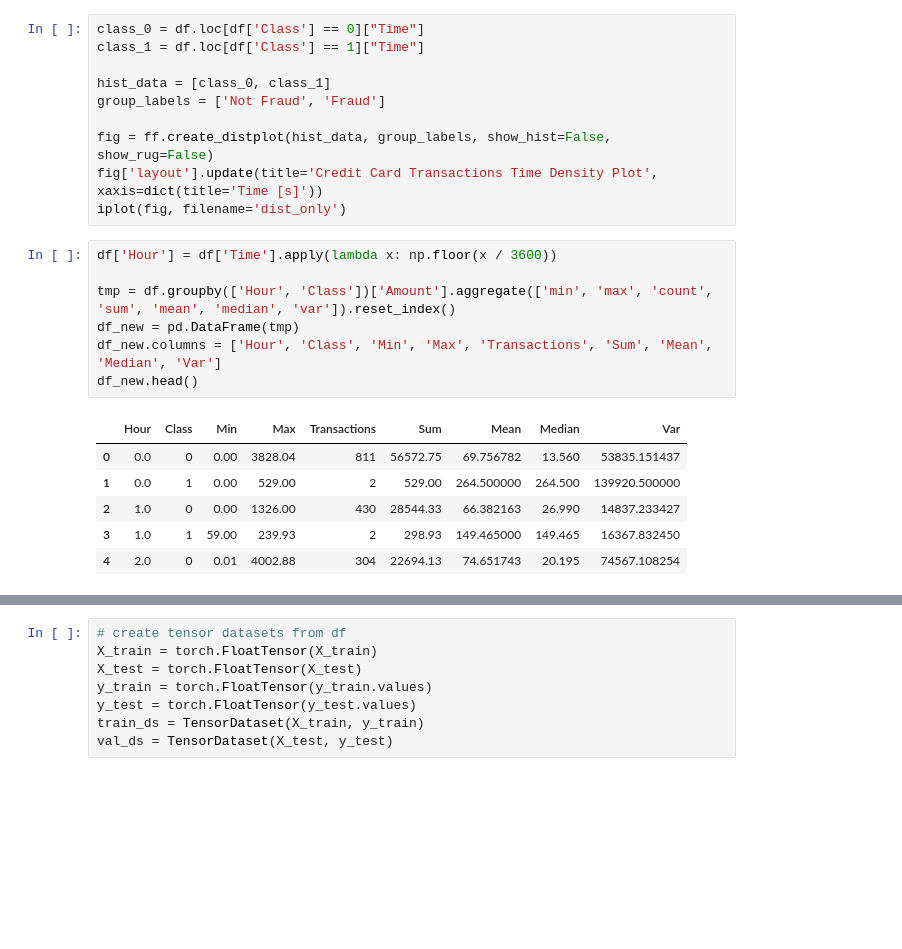
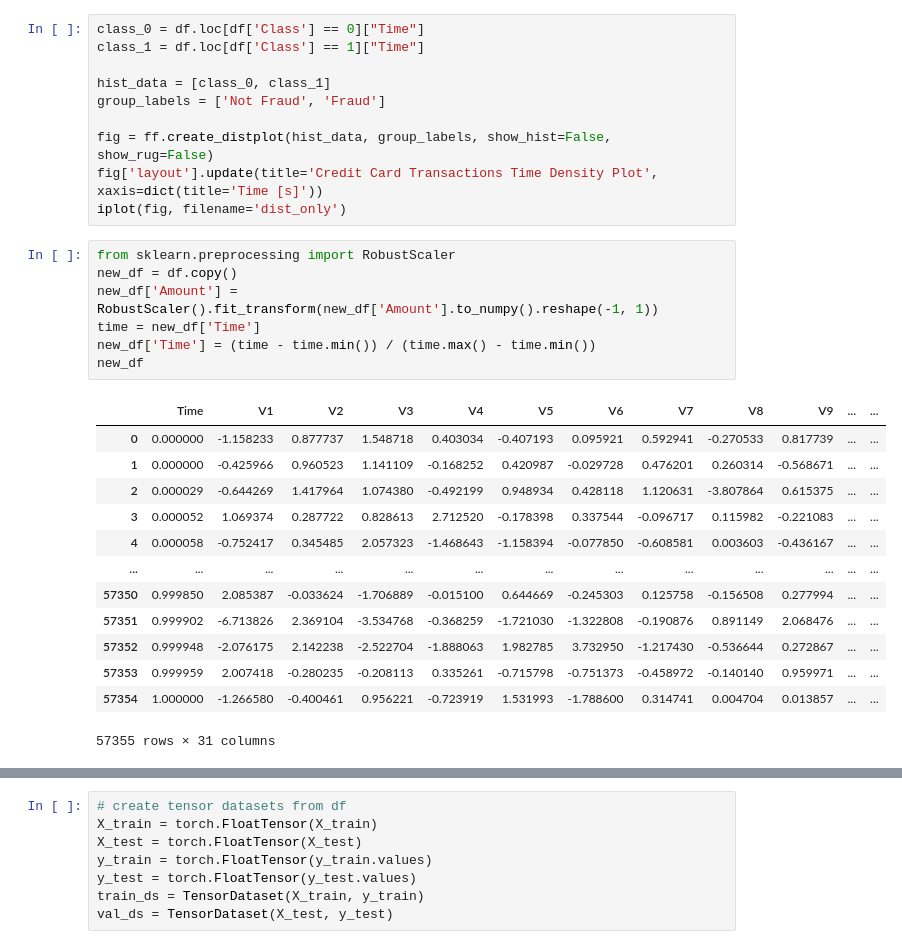
Before and after one commit to VaderSame/credit-card-fraud-detection-pytorch, a Jupyter notebook: Project2-200543129_Semal_Shastri.ipynb, the cells around one changed output, grey strips where cells are left out. Drawn from its saved outputs; the diff is of its cells as text; blank space fills up the shorter version.

```diff
--- a/Project2-200543129_Semal_Shastri.ipynb
+++ b/Project2-200543129_Semal_Shastri.ipynb
@@ -119,17 +112,24 @@ group_labels = ['Not Fraud', 'Fraud']
 fig = ff.create_distplot(hist_data, group_labels, show_hist=False, show_rug=False)
 fig['layout'].update(title='Credit Card Transactions Time Density Plot', xaxis=dict(title='Time [s]'))
 iplot(fig, filename='dist_only')
-# %%
-df['Hour'] = df['Time'].apply(lambda x: np.floor(x / 3600))
-
-tmp = df.groupby(['Hour', 'Class'])['Amount'].aggregate(['min', 'max', 'count', 'sum', 'mean', 'median', 'var']).reset_index()
-df_new = pd.DataFrame(tmp)
-df_new.columns = ['Hour', 'Class', 'Min', 'Max', 'Transactions', 'Sum', 'Mean', 'Median', 'Var']
-df_new.head()
-# %% [output]
-|  | Hour | Class | Min | Max | Transactions | Sum | Mean | Median | Var |
-| 0 | 0.0 | 0 | 0.00 | 3828.04 | 811 | 56572.75 | 69.756782 | 13.560 | 53835.151437 |
-| 1 | 0.0 | 1 | 0.00 | 529.00 | 2 | 529.00 | 264.500000 | 264.500 | 139920.500000 |
-| 2 | 1.0 | 0 | 0.00 | 1326.00 | 430 | 28544.33 | 66.382163 | 26.990 | 14837.233427 |
-| 3 | 1.0 | 1 | 59.00 | 239.93 | 2 | 298.93 | 149.465000 | 149.465 | 16367.832450 |
-| 4 | 2.0 | 0 | 0.01 | 4002.88 | 304 | 22694.13 | 74.651743 | 20.195 | 74567.108254 |
+# %%
+from sklearn.preprocessing import RobustScaler
+new_df = df.copy()
+new_df['Amount'] = RobustScaler().fit_transform(new_df['Amount'].to_numpy().reshape(-1, 1))
+time = new_df['Time']
+new_df['Time'] = (time - time.min()) / (time.max() - time.min())
+new_df
+# %% [output]
+|  | Time | V1 | V2 | V3 | V4 | V5 | V6 | V7 | V8 | V9 | ... | ... |
+| 0 | 0.000000 | -1.158233 | 0.877737 | 1.548718 | 0.403034 | -0.407193 | 0.095921 | 0.592941 | -0.270533 | 0.817739 | ... | ... |
+| 1 | 0.000000 | -0.425966 | 0.960523 | 1.141109 | -0.168252 | 0.420987 | -0.029728 | 0.476201 | 0.260314 | -0.568671 | ... | ... |
+| 2 | 0.000029 | -0.644269 | 1.417964 | 1.074380 | -0.492199 | 0.948934 | 0.428118 | 1.120631 | -3.807864 | 0.615375 | ... | ... |
+| 3 | 0.000052 | 1.069374 | 0.287722 | 0.828613 | 2.712520 | -0.178398 | 0.337544 | -0.096717 | 0.115982 | -0.221083 | ... | ... |
+| 4 | 0.000058 | -0.752417 | 0.345485 | 2.057323 | -1.468643 | -1.158394 | -0.077850 | -0.608581 | 0.003603 | -0.436167 | ... | ... |
+| ... | ... | ... | ... | ... | ... | ... | ... | ... | ... | ... | ... | ... |
+| 57350 | 0.999850 | 2.085387 | -0.033624 | -1.706889 | -0.015100 | 0.644669 | -0.245303 | 0.125758 | -0.156508 | 0.277994 | ... | ... |
+| 57351 | 0.999902 | -6.713826 | 2.369104 | -3.534768 | -0.368259 | -1.721030 | -1.322808 | -0.190876 | 0.891149 | 2.068476 | ... | ... |
+| 57352 | 0.999948 | -2.076175 | 2.142238 | -2.522704 | -1.888063 | 1.982785 | 3.732950 | -1.217430 | -0.536644 | 0.272867 | ... | ... |
+| 57353 | 0.999959 | 2.007418 | -0.280235 | -0.208113 | 0.335261 | -0.715798 | -0.751373 | -0.458972 | -0.140140 | 0.959971 | ... | ... |
+| 57354 | 1.000000 | -1.266580 | -0.400461 | 0.956221 | -0.723919 | 1.531993 | -1.788600 | 0.314741 | 0.004704 | 0.013857 | ... | ... |
+57355 rows × 31 columns
```
Also changed, not shown: parts of 19 cells of this notebook.
